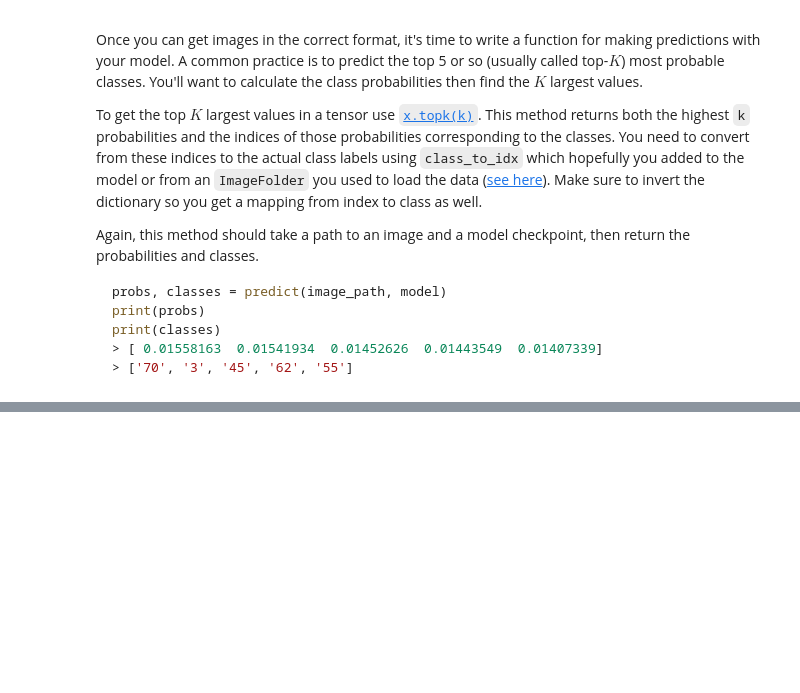
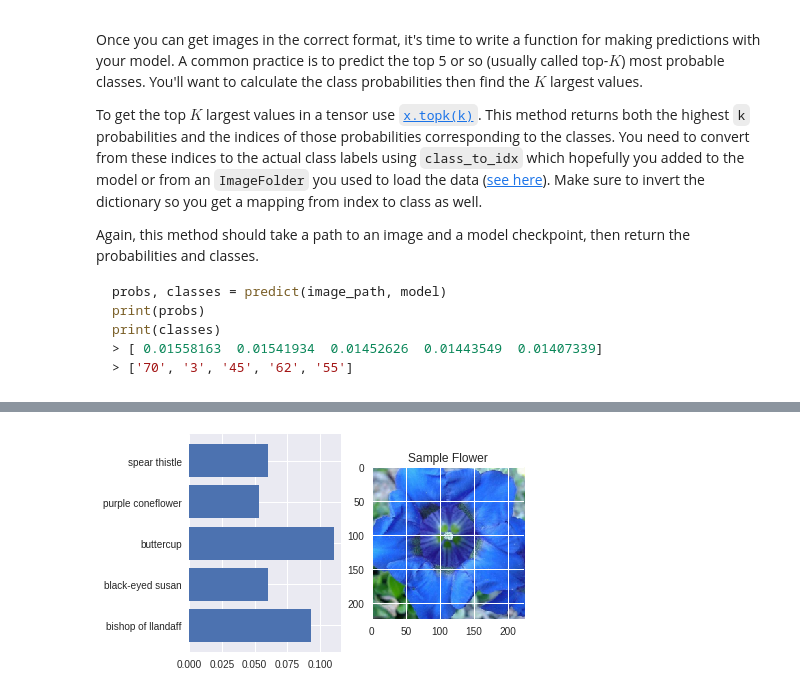
Before and after one commit to twishasaraiya/PyTorch-Scholarship-Lab-Challenge, a Jupyter notebook: LAB_Image_Classifier_Project.ipynb, the cells around one changed output, grey strips where cells are left out. Saved outputs shown, nothing was run; the diff lists cells and outputs as text; code cells hidden in the pictures; blank space fills up the shorter version.

````diff
--- a/LAB_Image_Classifier_Project.ipynb
+++ b/LAB_Image_Classifier_Project.ipynb
@@ -534,9 +615,3 @@ print(classes)
 > [ 0.01558163  0.01541934  0.01452626  0.01443549  0.01407339]
 > ['70', '3', '45', '62', '55']
 ```
-# %%
-def predict(image_path, model, topk=5):
-    ''' Predict the class (or classes) of an image using a trained deep learning model.
-    '''
-
-    # TODO: Implement the code to predict the class from an image file
@@ -542,0 +644,9 @@ def predict(image_path, model, topk=5):
+# %%
+probs, classes, flowers = predict(image_path,modelA)
+print(probs)
+print(classes)
+print(flowers)
+probs, classes, flowers = predict(image_path_2,modelA)
+print(probs)
+print(classes)
+print(flowers)
@@ -552,0 +668,17 @@ You can convert from the class integer encoding to actual flower names with the
+# %%
+# TODO: Display an image along with the top 5 classes
+def plot_solution(img_path):
+  fig, (ax1,ax2) =plt.subplots(1,2)
+  fig.figsize = (15,15)
+
+  _ = imgshow(process_image(img_path),ax2)
+
+  probs,classes,flowers = predict(img_path,modelA)
+
+  ax1.barh(flowers,probs)
+
+  plt.show()
+# %%
+plot_solution(image_path_2)
+# %% [output]
+[figure, added]
````
Also changed, not shown: parts of 33 cells of this notebook.
